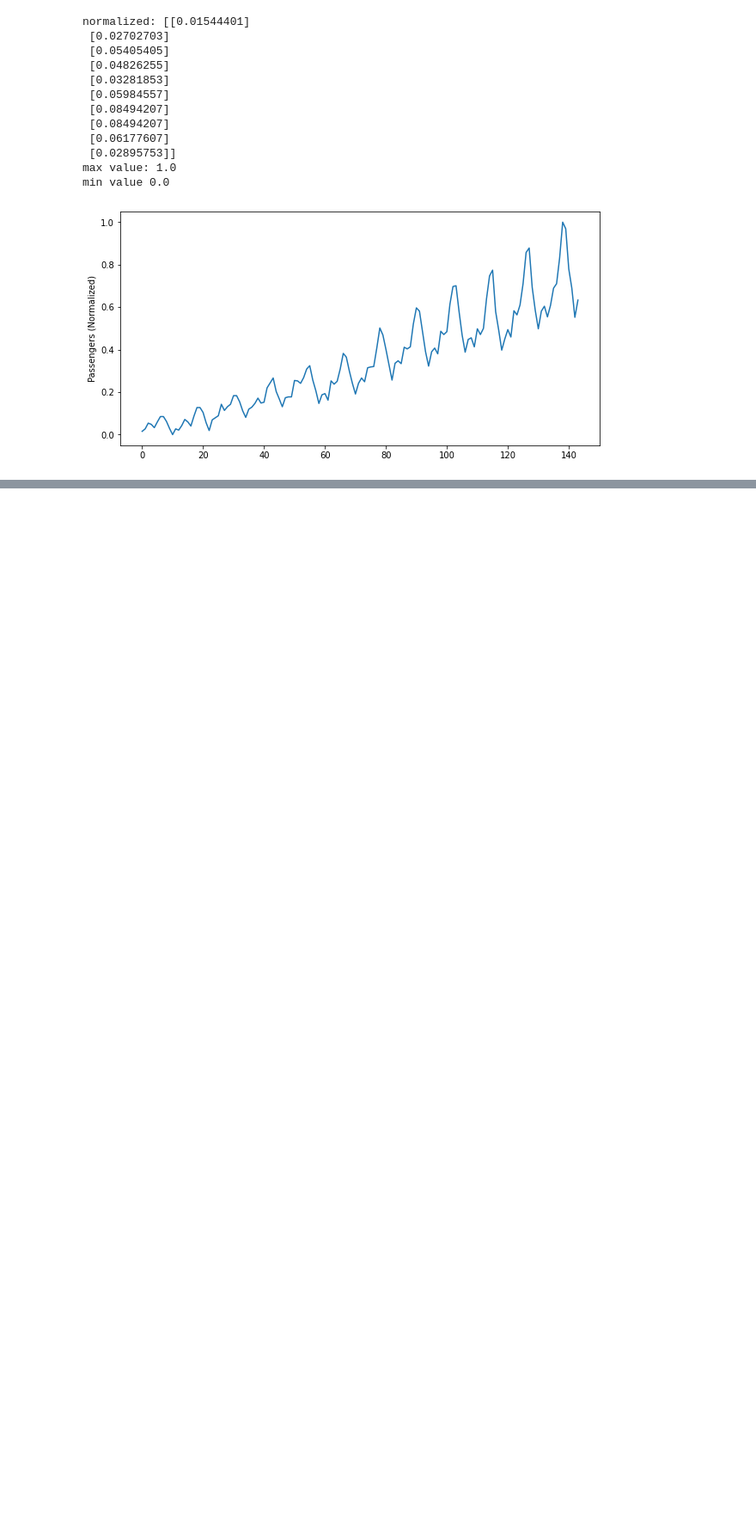
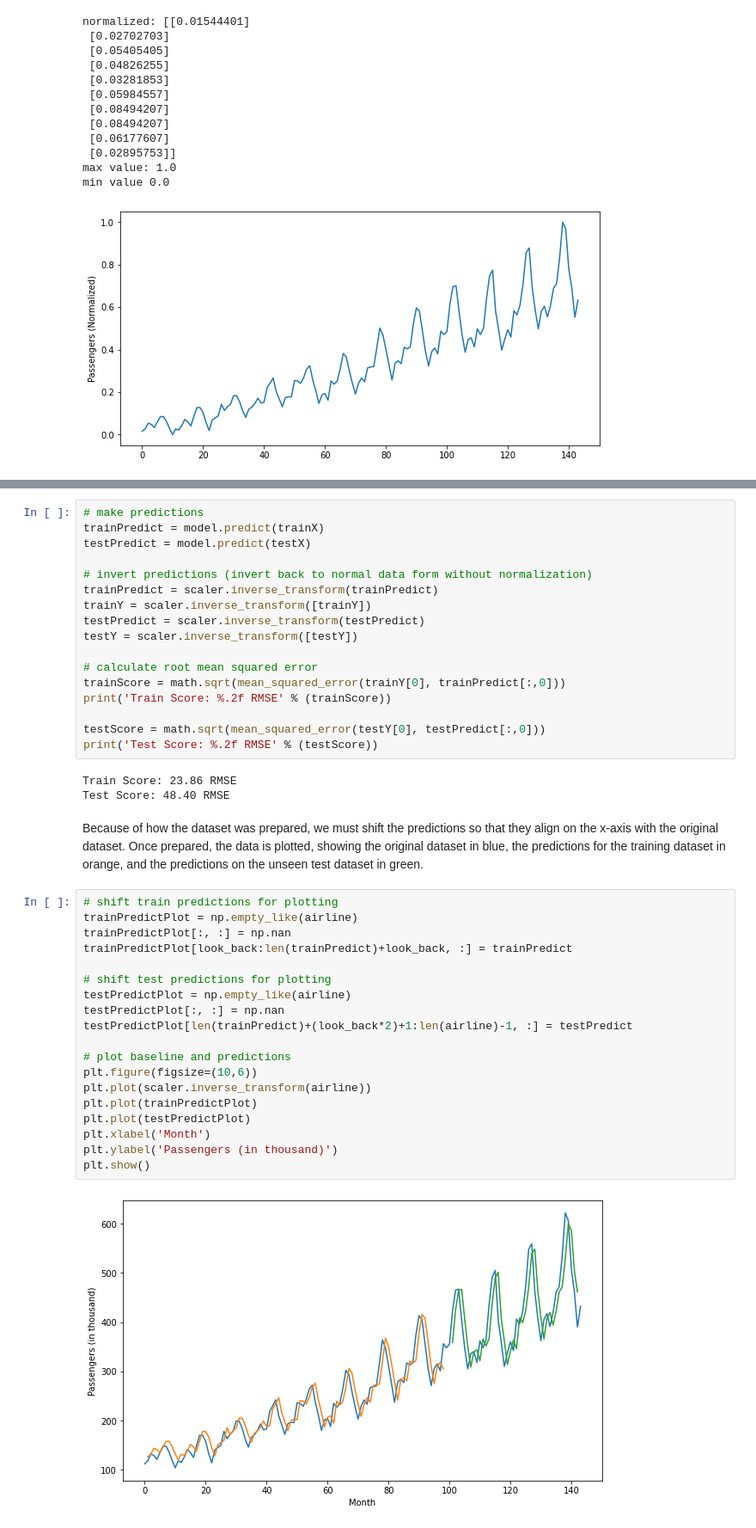
Before and after one commit to cisirtraining/summerschool, a Jupyter notebook: Day2_LSTM_timeseries_prediction.ipynb, the cells around one changed output, grey strips where cells are left out. Shown at 86% size. Saved outputs shown, nothing was run; the diff lists cells and outputs as text; blank space fills up the shorter version.

```diff
--- a/Day2_LSTM_timeseries_prediction.ipynb
+++ b/Day2_LSTM_timeseries_prediction.ipynb
@@ -602,0 +704,43 @@ min value 0.0
+# %%
+# make predictions
+trainPredict = model.predict(trainX)
+testPredict = model.predict(testX)
+
+# invert predictions (invert back to normal data form without normalization)
+trainPredict = scaler.inverse_transform(trainPredict)
+trainY = scaler.inverse_transform([trainY])
+testPredict = scaler.inverse_transform(testPredict)
+testY = scaler.inverse_transform([testY])
+
+# calculate root mean squared error
+trainScore = math.sqrt(mean_squared_error(trainY[0], trainPredict[:,0]))
+print('Train Score: %.2f RMSE' % (trainScore))
+
+testScore = math.sqrt(mean_squared_error(testY[0], testPredict[:,0]))
+print('Test Score: %.2f RMSE' % (testScore))
+# %% [output]
+Train Score: 23.86 RMSE
+Test Score: 48.40 RMSE
+# %% [markdown]
+Because of how the dataset was prepared, we must shift the predictions so that they align on the x-axis with the original dataset. Once prepared, the data is plotted, showing the original dataset in blue, the predictions for the training dataset in orange, and the predictions on the unseen test dataset in green.
+# %%
+# shift train predictions for plotting
+trainPredictPlot = np.empty_like(airline)
+trainPredictPlot[:, :] = np.nan
+trainPredictPlot[look_back:len(trainPredict)+look_back, :] = trainPredict
+
+# shift test predictions for plotting
+testPredictPlot = np.empty_like(airline)
+testPredictPlot[:, :] = np.nan
+testPredictPlot[len(trainPredict)+(look_back*2)+1:len(airline)-1, :] = testPredict
+
+# plot baseline and predictions
+plt.figure(figsize=(10,6))
+plt.plot(scaler.inverse_transform(airline))
+plt.plot(trainPredictPlot)
+plt.plot(testPredictPlot)
+plt.xlabel('Month')
+plt.ylabel('Passengers (in thousand)')
+plt.show()
+# %% [output]
+[figure, added]
```
Also changed, not shown: parts of 9 cells of this notebook.
